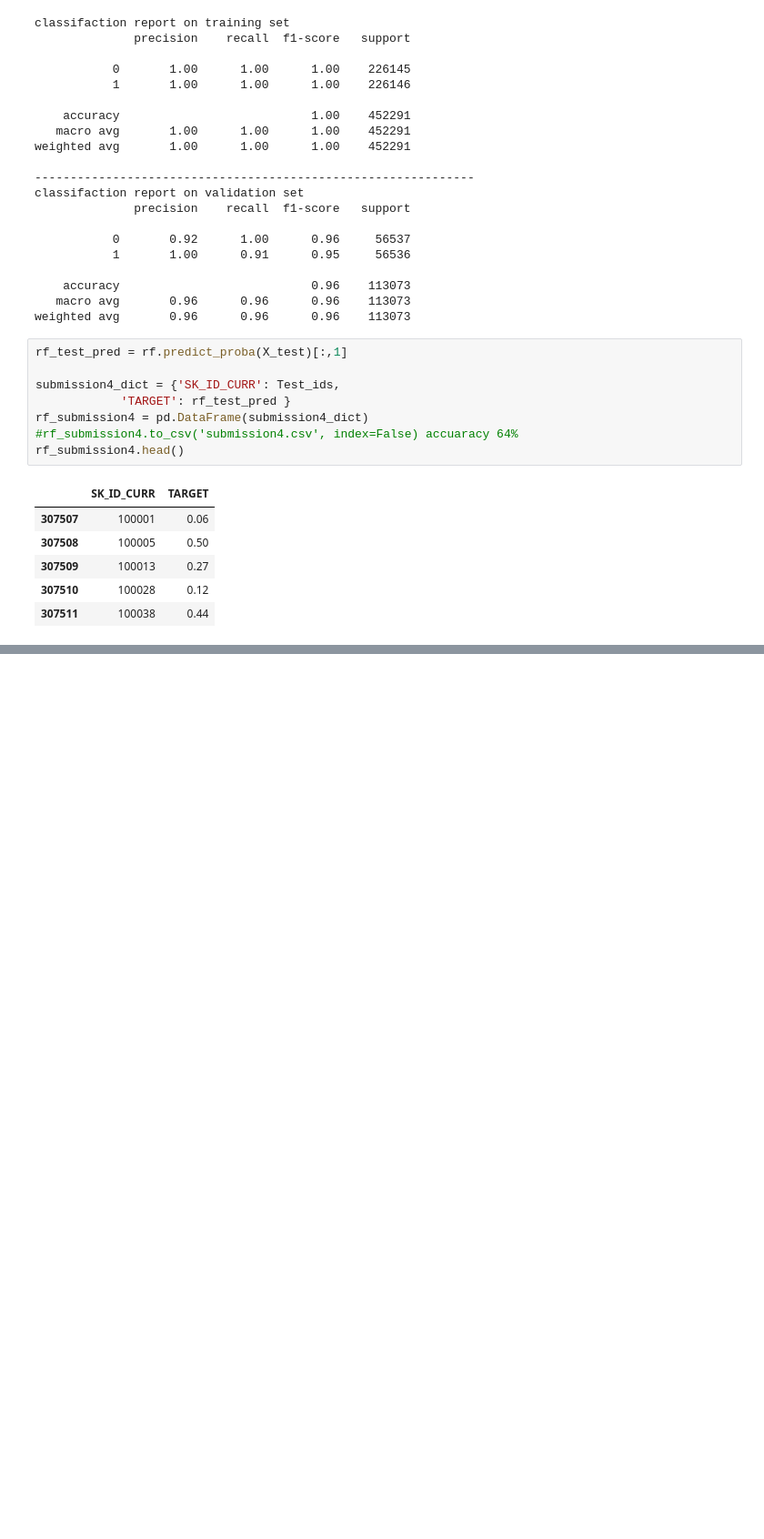
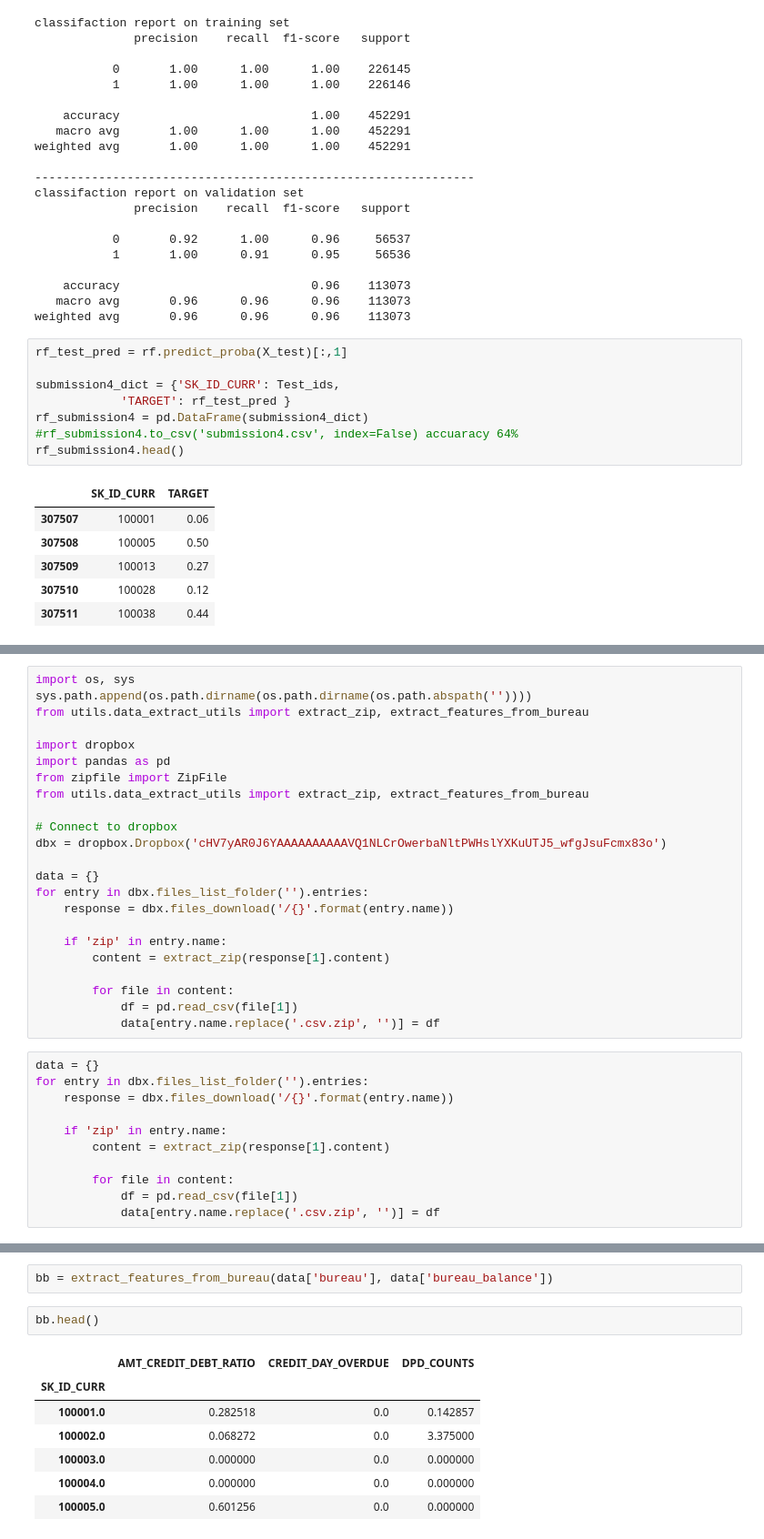
Before and after one commit to DSEI21000-S21/project-home-credit, a Jupyter notebook: experiments/eyob/model.ipynb, the cells around one changed output, grey strips where cells are left out. Shown at 91% size. Saved outputs shown, nothing was run; the diff lists cells and outputs as text; blank space fills up the shorter version.

Commit message:
get_table function

```diff
--- a/experiments/eyob/model.ipynb
+++ b/experiments/eyob/model.ipynb
@@ -529,0 +532,34 @@ rf_submission4.head()
+# %%
+import os, sys
+sys.path.append(os.path.dirname(os.path.dirname(os.path.abspath(''))))
+from utils.data_extract_utils import extract_zip, extract_features_from_bureau
+
+import dropbox
+import pandas as pd
+from zipfile import ZipFile
+from utils.data_extract_utils import extract_zip, extract_features_from_bureau
+
+# Connect to dropbox
+dbx = dropbox.Dropbox('cHV7yAR0J6YAAAAAAAAAAVQ1NLCrOwerbaNltPWHslYXKuUTJ5_wfgJsuFcmx83o')
+
+data = {}
+for entry in dbx.files_list_folder('').entries:
+    response = dbx.files_download('/{}'.format(entry.name))
+
+    if 'zip' in entry.name:
+        content = extract_zip(response[1].content)
+
+        for file in content:
+            df = pd.read_csv(file[1])
+            data[entry.name.replace('.csv.zip', '')] = df
+# %%
+data = {}
+for entry in dbx.files_list_folder('').entries:
+    response = dbx.files_download('/{}'.format(entry.name))
+
+    if 'zip' in entry.name:
+        content = extract_zip(response[1].content)
+
+        for file in content:
+            df = pd.read_csv(file[1])
+            data[entry.name.replace('.csv.zip', '')] = df
@@ -529,0 +651,12 @@ rf_submission4.head()
+# %%
+bb = extract_features_from_bureau(data['bureau'], data['bureau_balance'])
+# %%
+bb.head()
+# %% [output]
+|  | AMT_CREDIT_DEBT_RATIO | CREDIT_DAY_OVERDUE | DPD_COUNTS |
+| SK_ID_CURR |  |  |  |
+| 100001.0 | 0.282518 | 0.0 | 0.142857 |
+| 100002.0 | 0.068272 | 0.0 | 3.375000 |
+| 100003.0 | 0.000000 | 0.0 | 0.000000 |
+| 100004.0 | 0.000000 | 0.0 | 0.000000 |
+| 100005.0 | 0.601256 | 0.0 | 0.000000 |
```
Also changed, not shown: parts of 8 cells of this notebook.
